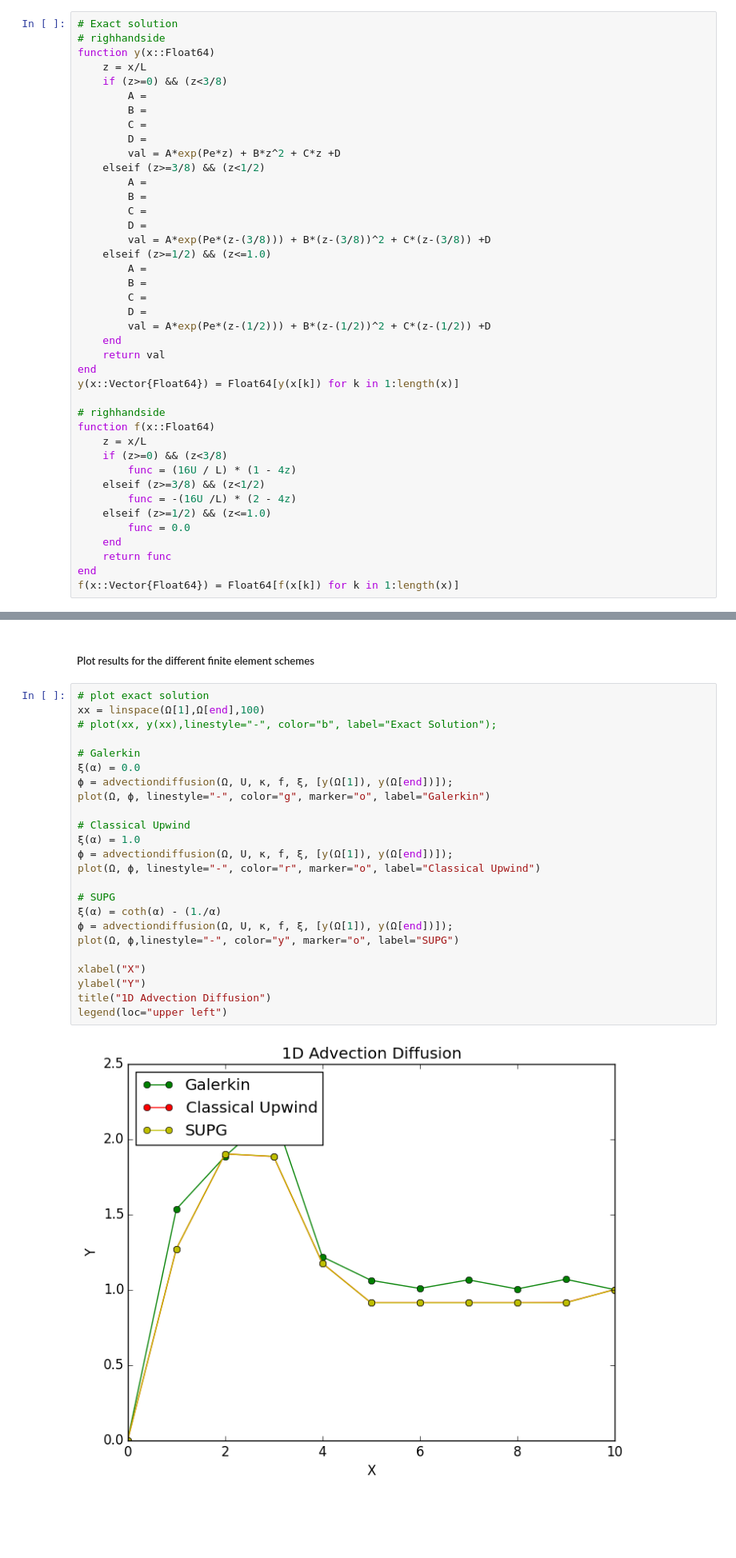
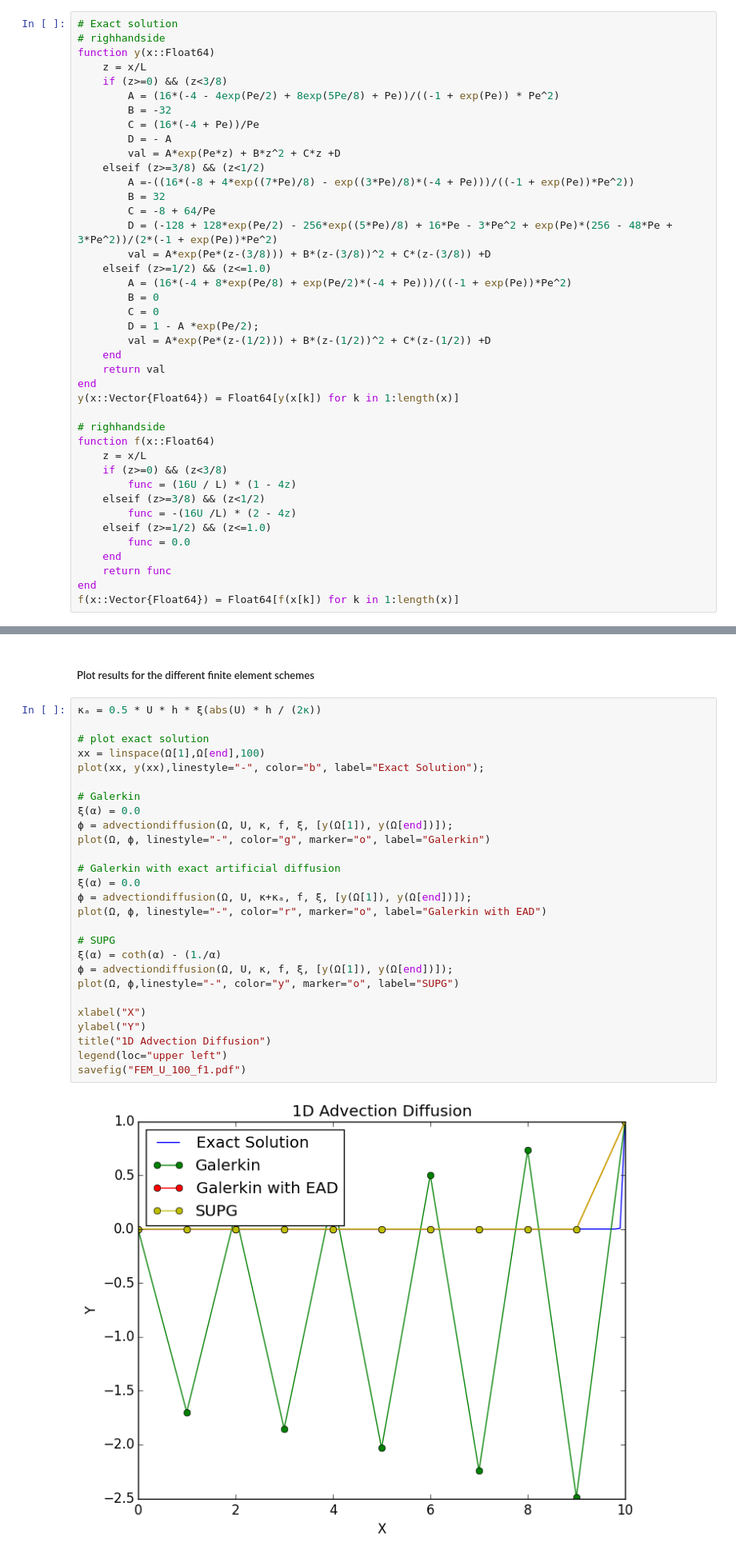
Before and after one commit to OVGULIU/CSE397-Stabilized-Multiscale-Methods-in-CFD, a Jupyter notebook: Exercise 2 - Streamline Upwind Petrov Galerkin.ipynb, the cells around one changed output, grey strips where cells are left out. Shown at 80% size. Saved outputs shown, nothing was run; the diff lists cells and outputs as text; blank space fills up the shorter version.

Commit message:
Solutions

```diff
--- a/Exercise 2 - Streamline Upwind Petrov Galerkin.ipynb
+++ b/Exercise 2 - Streamline Upwind Petrov Galerkin.ipynb
@@ -38,22 +44,22 @@ Below is written the right hand side forcing associated with exercise 2 part 2.
 function y(x::Float64)
     z = x/L
     if (z>=0) && (z<3/8)
-        A =
-        B =
-        C =
-        D =
+        A = (16*(-4 - 4exp(Pe/2) + 8exp(5Pe/8) + Pe))/((-1 + exp(Pe)) * Pe^2)
+        B = -32
+        C = (16*(-4 + Pe))/Pe
+        D = - A
         val = A*exp(Pe*z) + B*z^2 + C*z +D
     elseif (z>=3/8) && (z<1/2)
-        A =
-        B =
-        C =
-        D =
+        A =-((16*(-8 + 4*exp((7*Pe)/8) - exp((3*Pe)/8)*(-4 + Pe)))/((-1 + exp(Pe))*Pe^2))
+        B = 32
+        C = -8 + 64/Pe
+        D = (-128 + 128*exp(Pe/2) - 256*exp((5*Pe)/8) + 16*Pe - 3*Pe^2 + exp(Pe)*(256 - 48*Pe + 3*Pe^2))/(2*(-1 + exp(Pe))*Pe^2)
         val = A*exp(Pe*(z-(3/8))) + B*(z-(3/8))^2 + C*(z-(3/8)) +D
     elseif (z>=1/2) && (z<=1.0)
-        A =
-        B =
-        C =
-        D =
+        A = (16*(-4 + 8*exp(Pe/8) + exp(Pe/2)*(-4 + Pe)))/((-1 + exp(Pe))*Pe^2)
+        B = 0
+        C = 0
+        D = 1 - A *exp(Pe/2);
         val = A*exp(Pe*(z-(1/2))) + B*(z-(1/2))^2 + C*(z-(1/2)) +D
     end
     return val
@@ -177,28 +185,31 @@ legend(loc="upper left");
 # %% [markdown]
 ##### Plot results for the different finite element schemes
 # %%
+κₐ = 0.5 * U * h * ξ(abs(U) * h / (2κ))
+
 # plot exact solution
 xx = linspace(Ω[1],Ω[end],100)
-# plot(xx, y(xx),linestyle="-", color="b", label="Exact Solution");
+plot(xx, y(xx),linestyle="-", color="b", label="Exact Solution");
 
 # Galerkin
 ξ(α) = 0.0
 ϕ = advectiondiffusion(Ω, U, κ, f, ξ, [y(Ω[1]), y(Ω[end])]);
 plot(Ω, ϕ, linestyle="-", color="g", marker="o", label="Galerkin")
 
-# Classical Upwind
-ξ(α) = 1.0
-ϕ = advectiondiffusion(Ω, U, κ, f, ξ, [y(Ω[1]), y(Ω[end])]);
-plot(Ω, ϕ, linestyle="-", color="r", marker="o", label="Classical Upwind")
+# Galerkin with exact artificial diffusion
+ξ(α) = 0.0
+ϕ = advectiondiffusion(Ω, U, κ+κₐ, f, ξ, [y(Ω[1]), y(Ω[end])]);
+plot(Ω, ϕ, linestyle="-", color="r", marker="o", label="Galerkin with EAD")
 
 # SUPG
 ξ(α) = coth(α) - (1./α)
 ϕ = advectiondiffusion(Ω, U, κ, f, ξ, [y(Ω[1]), y(Ω[end])]);
 plot(Ω, ϕ,linestyle="-", color="y", marker="o", label="SUPG")
 
 xlabel("X")
 ylabel("Y")
 title("1D Advection Diffusion")
 legend(loc="upper left")
+savefig("FEM_U_100_f1.pdf")
 # %% [output]
-[figure, old version]
+[figure, new version]
```
Also changed, not shown: parts of 5 cells of this notebook, 1 other file.
